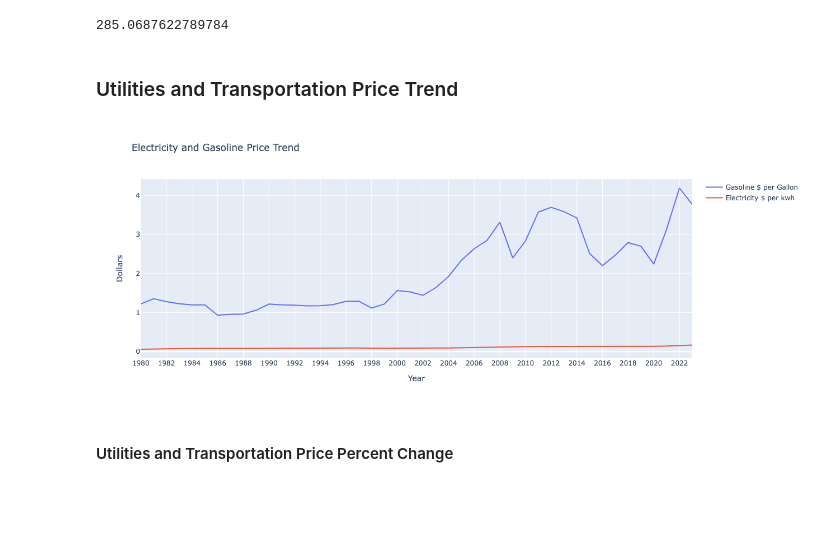
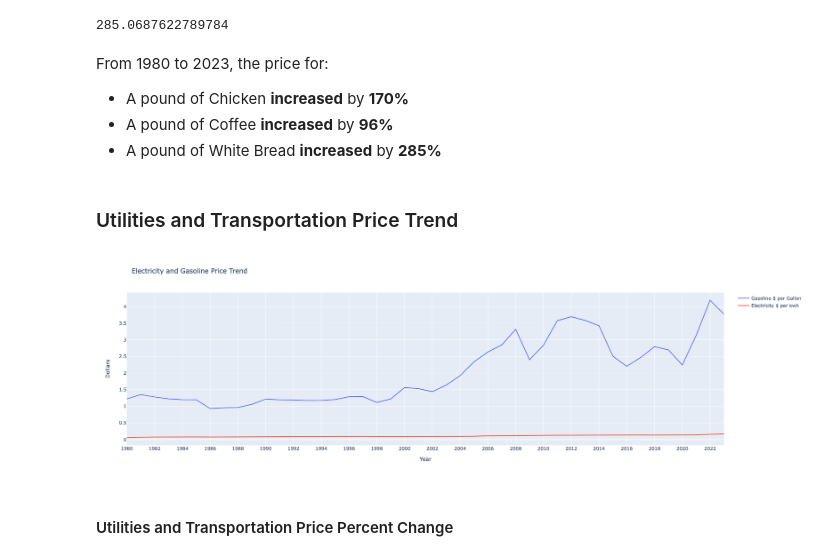
Before and after one commit to realminhnguyen/Project_1, a Jupyter notebook: visualization.ipynb, the cells around one changed output. Cells and saved outputs as stored; diff of their text form; code cells hidden in the pictures; blank space fills up the shorter version.

```diff
--- a/visualization.ipynb
+++ b/visualization.ipynb
@@ -171,24 +166,28 @@ percent_change = ((value_2023 - value_1980) / value_1980) * 100
 percent_change
 # %% [output]
 285.0687622789784
+# %% [markdown]
+From 1980 to 2023, the price for:
+- A pound of Chicken **increased** by **170%**
+- A pound of Coffee **increased** by **96%**
+- A pound of White Bread **increased** by **285%**
 # %% [markdown]
 ### Utilities and Transportation Price Trend
 # %%
-fig2 = go.Figure()
+energy_plot = go.Figure()
 
-# Creating Gasoline $ per gallon Plot
-fig2.add_trace(go.Scatter(x=gasoline_df.index, y=gasoline_df['Average Gasoline Price'], mode='lines', name='Gasoline $ per Gallon'))
+# Adding Gasoline Dataframe
+energy_plot.add_trace(go.Scatter(x=gasoline_df.index, y=gasoline_df['Average Gasoline Price'], mode='lines', name='Gasoline $ per Gallon'))
+# Adding electricity Dataframe
+energy_plot.add_trace(go.Scatter(x=electricity_df.index, y=electricity_df['Average Electricity Price'], mode='lines', name='Electricity $ per kwh'))
 
-# Creating Electricity $ per kwh Plot
-fig2.add_trace(go.Scatter(x=electricity_df.index, y=electricity_df['Average Electricity Price'], mode='lines', name='Electricity $ per kwh'))
+energy_plot.update_layout(width=1024, height = 576, title='Electricity and Gasoline Price Trend', xaxis_title='Year', yaxis_title='Dollars')
+energy_plot.update_xaxes(dtick=2, tickmode='linear')
+energy_plot.update_yaxes(dtick=0.5, tickmode='linear')
 
-
-fig2.update_layout(width=1000, height = 500, title='Electricity and Gasoline Price Trend', xaxis_title='Year', yaxis_title='Dollars')
-fig2.update_xaxes(dtick=2, tickmode='linear')
-
-fig2.show()
+energy_plot.show()
 # %% [output]
-[figure, old version]
+[figure, new version]
 # %% [markdown]
 #### Utilities and Transportation Price Percent Change
 # %%
```
Also changed, not shown: parts of 31 cells of this notebook.
